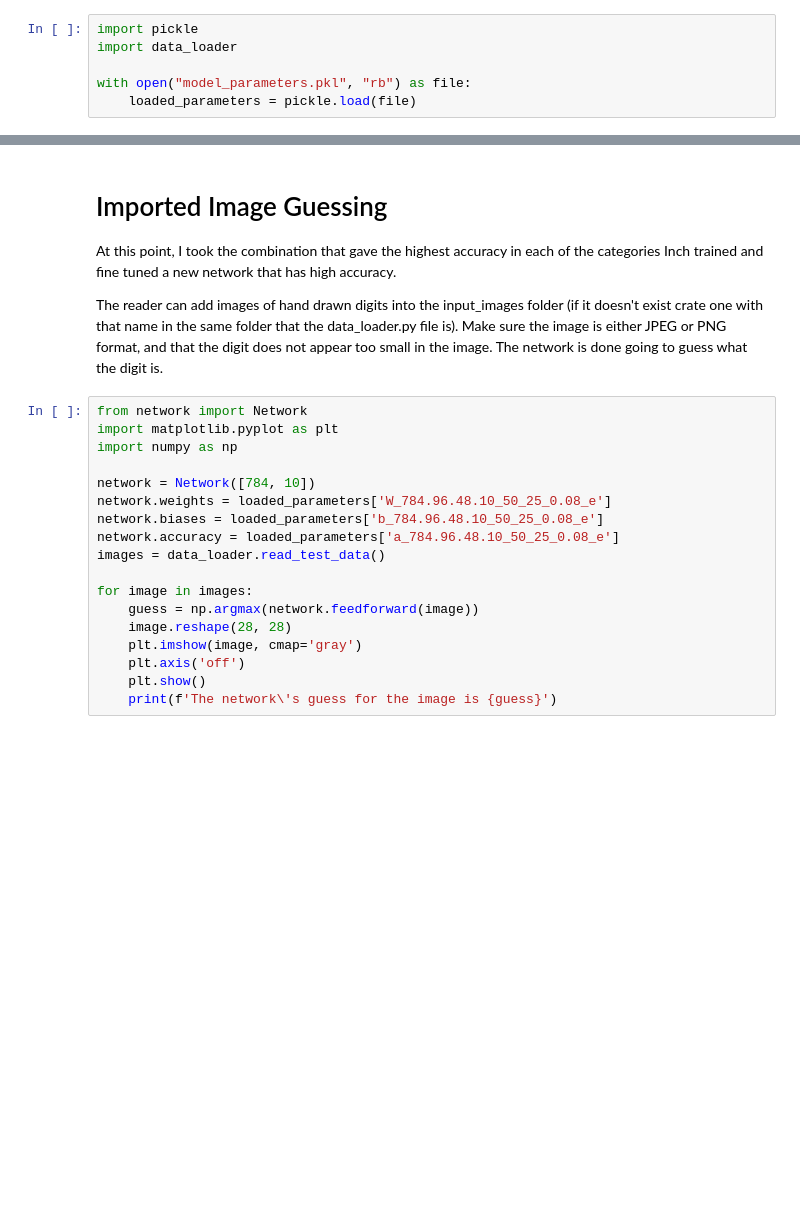
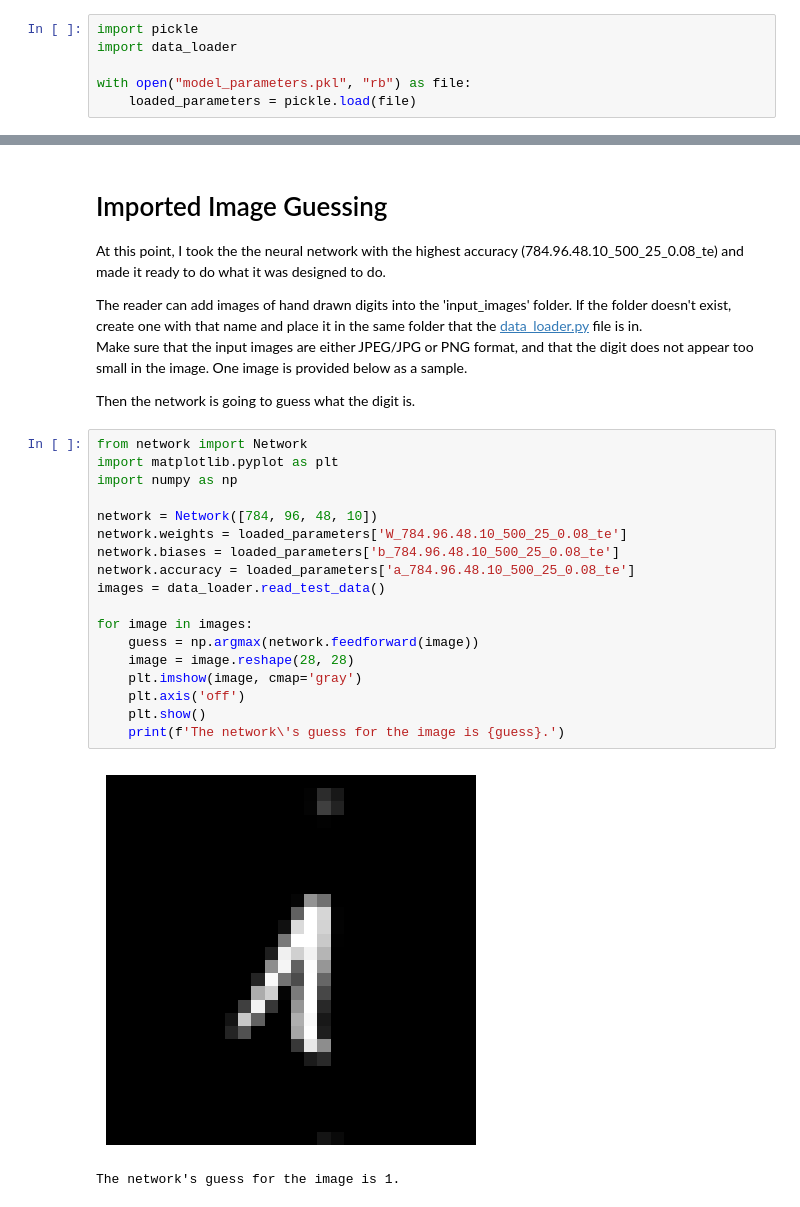
Before and after one commit to jonpascal/digit-recognition-ANN, a Jupyter notebook: data_presentation.ipynb, the cells around one changed output, grey strips where cells are left out. Saved outputs shown, nothing was run; the diff lists cells and outputs as text; blank space fills up the shorter version.

```diff
--- a/data_presentation.ipynb
+++ b/data_presentation.ipynb
@@ -72,23 +105,29 @@ The training took 16 minutes and 49.64 seconds.
 # %% [markdown]
 # Imported Image Guessing
-At this point, I took the combination that gave the highest accuracy in each of the categories Inch trained and fine tuned a new network that has high accuracy.
+At this point, I took the the neural network with the highest accuracy (784.96.48.10_500_25_0.08_te) and made it ready to do what it was designed to do.
 
-The reader can add images of hand drawn digits into the input_images folder (if it doesn't exist crate one with that name in the same folder that the data_loader.py file is). Make sure the image is either JPEG or PNG format, and that the digit does not appear too small in the image. The network is done going to guess what the digit is.
+The reader can add images of hand drawn digits into the 'input_images' folder. If the folder doesn't exist, create one with that name and place it in the same folder that the [data_loader.py](data_loader.py) file is in.
+Make sure that the input images are either JPEG/JPG or PNG format, and that the digit does not appear too small in the image. One image is provided below as a sample.
+
+Then the network is going to guess what the digit is.
 # %%
 from network import Network
 import matplotlib.pyplot as plt
 import numpy as np
 
-network = Network([784, 10])
-network.weights = loaded_parameters['W_784.96.48.10_50_25_0.08_e']
-network.biases = loaded_parameters['b_784.96.48.10_50_25_0.08_e']
-network.accuracy = loaded_parameters['a_784.96.48.10_50_25_0.08_e']
+network = Network([784, 96, 48, 10])
+network.weights = loaded_parameters['W_784.96.48.10_500_25_0.08_te']
+network.biases = loaded_parameters['b_784.96.48.10_500_25_0.08_te']
+network.accuracy = loaded_parameters['a_784.96.48.10_500_25_0.08_te']
 images = data_loader.read_test_data()
 
 for image in images:
     guess = np.argmax(network.feedforward(image))
-    image.reshape(28, 28)
+    image = image.reshape(28, 28)
     plt.imshow(image, cmap='gray')
     plt.axis('off')
     plt.show()
-    print(f'The network\'s guess for the image is {guess}')
+    print(f'The network\'s guess for the image is {guess}.')
+# %% [output]
+[figure, added]
+The network's guess for the image is 1.
```
Also changed, not shown: parts of 11 cells of this notebook.
